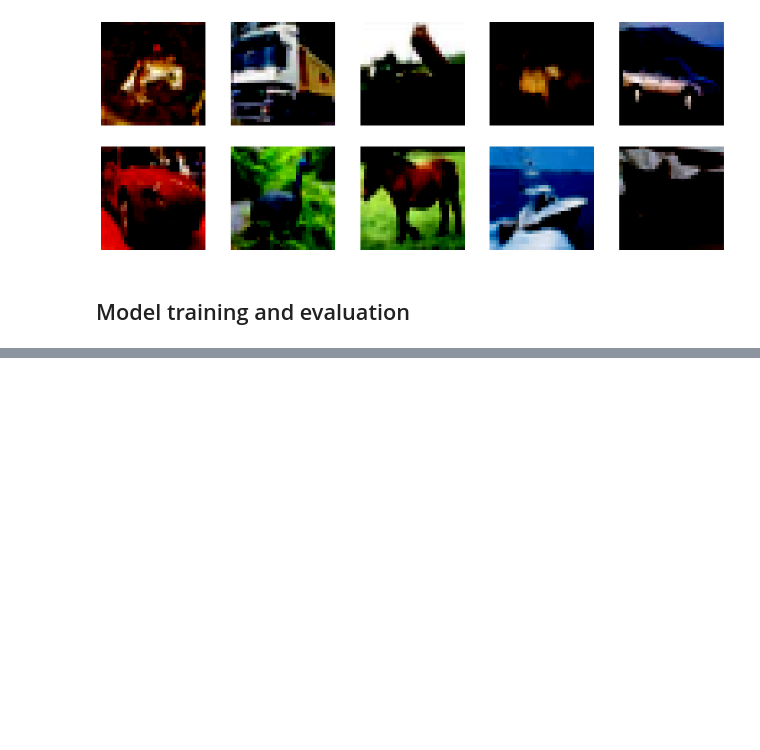
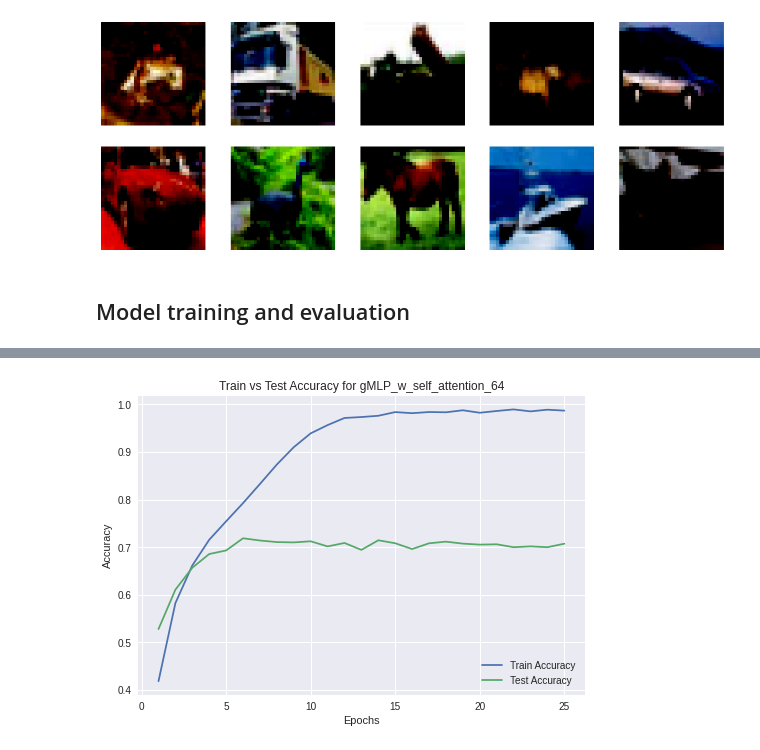
Before and after one commit to indrajitt/gMLPs-Image-Classification, a Jupyter notebook: gMLPs_for_Image_Classification.ipynb, the cells around one changed output, grey strips where cells are left out. Saved outputs shown, nothing was run; the diff lists cells and outputs as text; code cells hidden in the pictures; blank space fills up the shorter version.

```diff
--- a/gMLPs_for_Image_Classification.ipynb
+++ b/gMLPs_for_Image_Classification.ipynb
@@ -824,0 +912,13 @@ Post midsem submission, we will try and make the follwoing changes/explorations:
+# %%
+model = gMLPVision(
+    image_size = 32,
+    patch_size = 4,
+    num_classes = 10,
+    dim = 256,
+    depth = 6,
+    attn_dim = 64
+)
+model = model.cuda()
+epochs = 25
+model.name = "gMLP_w_self_attention_64"
+summary(model, (3, 32, 32), 128)
@@ -824,0 +943,2 @@ Post midsem submission, we will try and make the follwoing changes/explorations:
+# %%
+train_accs, test_accs = run_model(epochs, model, False)
@@ -824,0 +959,4 @@ Post midsem submission, we will try and make the follwoing changes/explorations:
+# %%
+print_performance_graph(epochs, model.name, train_accs, test_accs)
+# %% [output]
+[figure, added]
```
Also changed, not shown: parts of 53 cells of this notebook.
